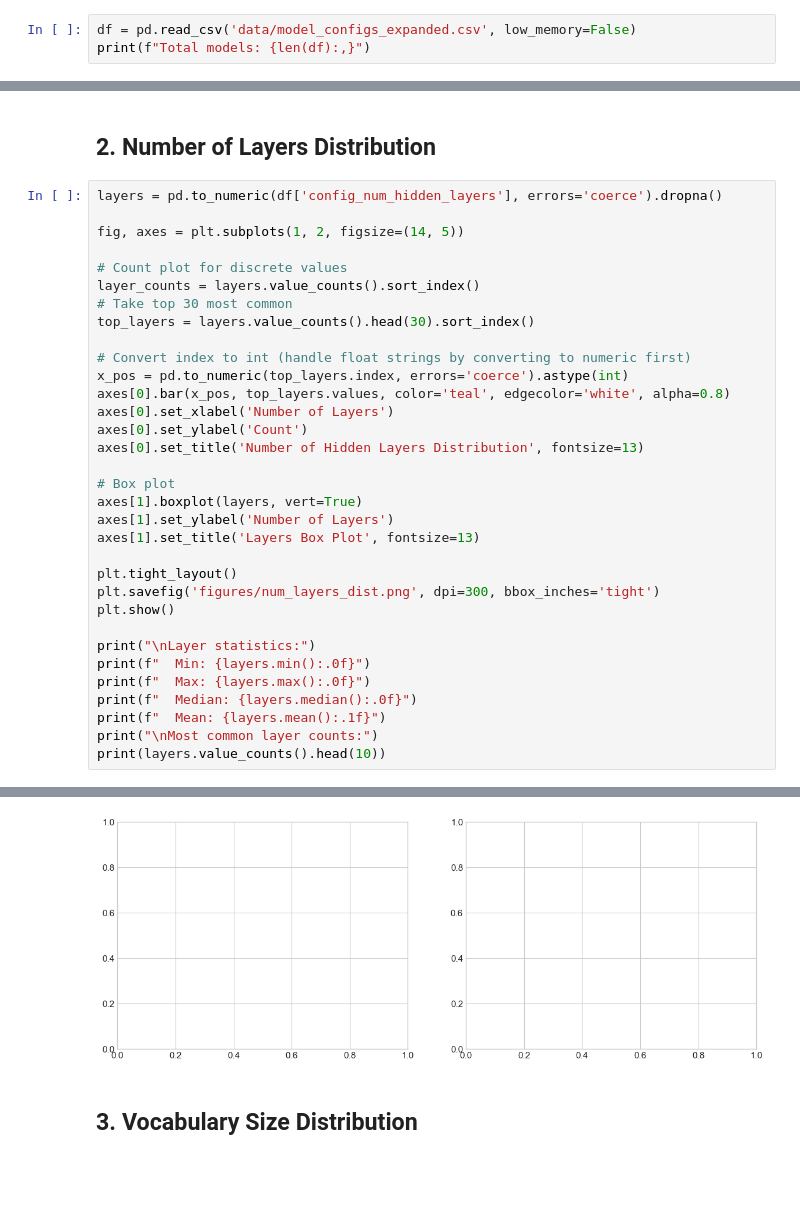
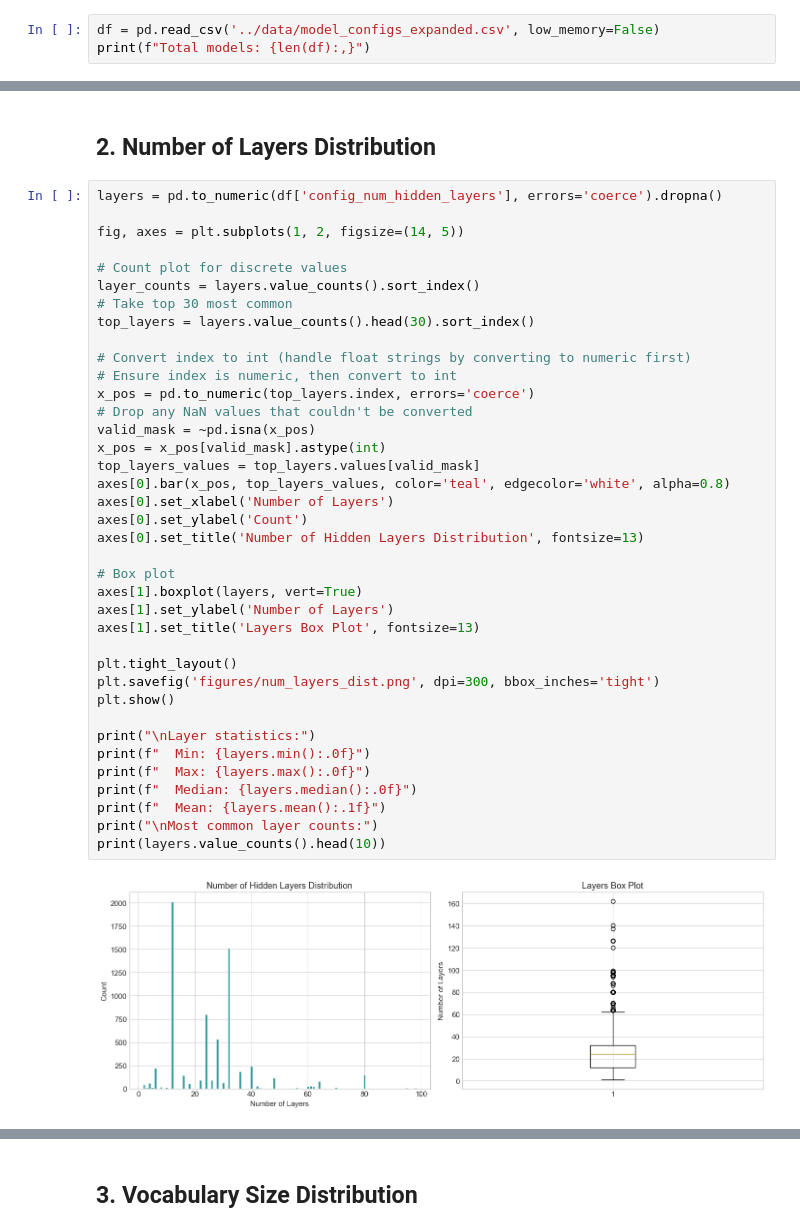
Before and after one commit to hamidahoderinwale/hfconfig, a Jupyter notebook: 02_parameter_distributions.ipynb, the cells around one changed output, grey strips where cells are left out. Cells and saved outputs as stored; diff of their text form; blank space fills up the shorter version.

Commit message:
Fix data type conversion issues in parameter distributions notebook

```diff
--- a/02_parameter_distributions.ipynb
+++ b/02_parameter_distributions.ipynb
@@ -23,7 +23,7 @@ sns.set_palette('husl')
 plt.rcParams['figure.figsize'] = (12, 6)
 plt.rcParams['font.size'] = 11
 # %%
-df = pd.read_csv('data/model_configs_expanded.csv', low_memory=False)
+df = pd.read_csv('../data/model_configs_expanded.csv', low_memory=False)
 print(f"Total models: {len(df):,}")
 # %% [output]
 Total models: 14,557
@@ -79,32 +64,38 @@ layers = pd.to_numeric(df['config_num_hidden_layers'], errors='coerce').dropna()
 
 fig, axes = plt.subplots(1, 2, figsize=(14, 5))
 
 # Count plot for discrete values
 layer_counts = layers.value_counts().sort_index()
 # Take top 30 most common
 top_layers = layers.value_counts().head(30).sort_index()
 
 # Convert index to int (handle float strings by converting to numeric first)
-x_pos = pd.to_numeric(top_layers.index, errors='coerce').astype(int)
-axes[0].bar(x_pos, top_layers.values, color='teal', edgecolor='white', alpha=0.8)
+# Ensure index is numeric, then convert to int
+x_pos = pd.to_numeric(top_layers.index, errors='coerce')
+# Drop any NaN values that couldn't be converted
+valid_mask = ~pd.isna(x_pos)
+x_pos = x_pos[valid_mask].astype(int)
+top_layers_values = top_layers.values[valid_mask]
+axes[0].bar(x_pos, top_layers_values, color='teal', edgecolor='white', alpha=0.8)
 axes[0].set_xlabel('Number of Layers')
 axes[0].set_ylabel('Count')
 axes[0].set_title('Number of Hidden Layers Distribution', fontsize=13)
 
 # Box plot
 axes[1].boxplot(layers, vert=True)
 axes[1].set_ylabel('Number of Layers')
 axes[1].set_title('Layers Box Plot', fontsize=13)
 
 plt.tight_layout()
 plt.savefig('figures/num_layers_dist.png', dpi=300, bbox_inches='tight')
 plt.show()
 
 print("\nLayer statistics:")
 print(f"  Min: {layers.min():.0f}")
 print(f"  Max: {layers.max():.0f}")
 print(f"  Median: {layers.median():.0f}")
 print(f"  Mean: {layers.mean():.1f}")
 print("\nMost common layer counts:")
 print(layers.value_counts().head(10))
 # %% [output]
+[figure, new version]
@@ -112,4 +121,3 @@ ValueError: invalid literal for int() with base 10: '12.0'
-[figure, old version]
 # %% [markdown]
 ## 3. Vocabulary Size Distribution
 # %%
```
Also changed, not shown: parts of 10 cells of this notebook.
